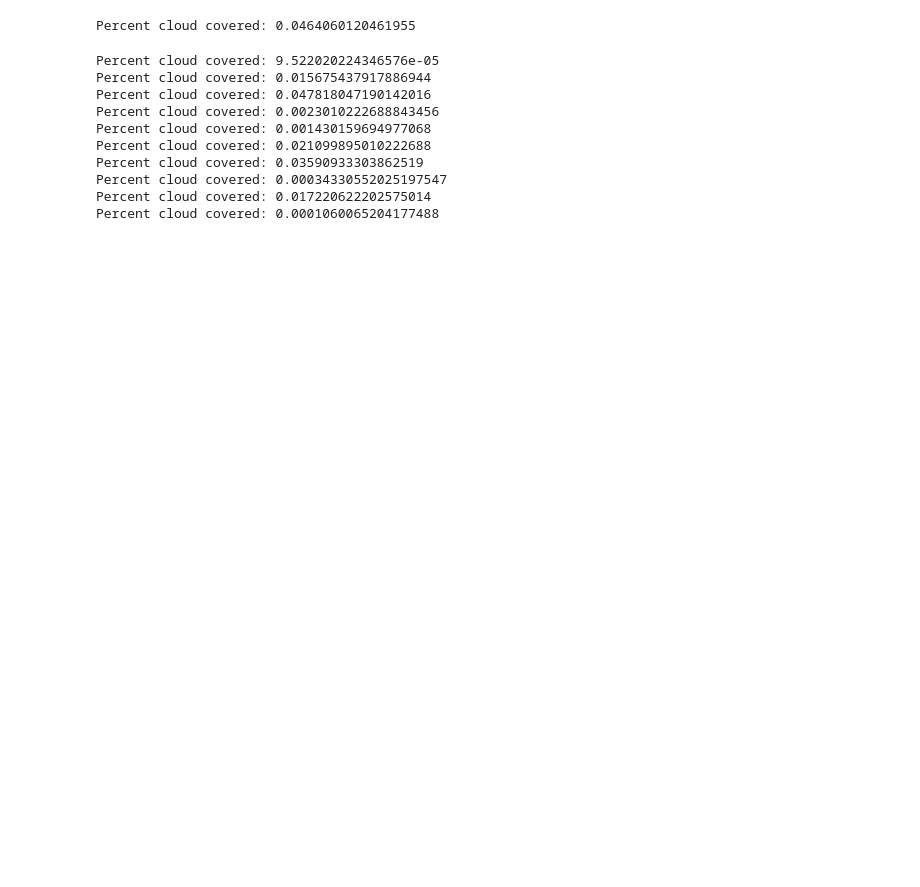
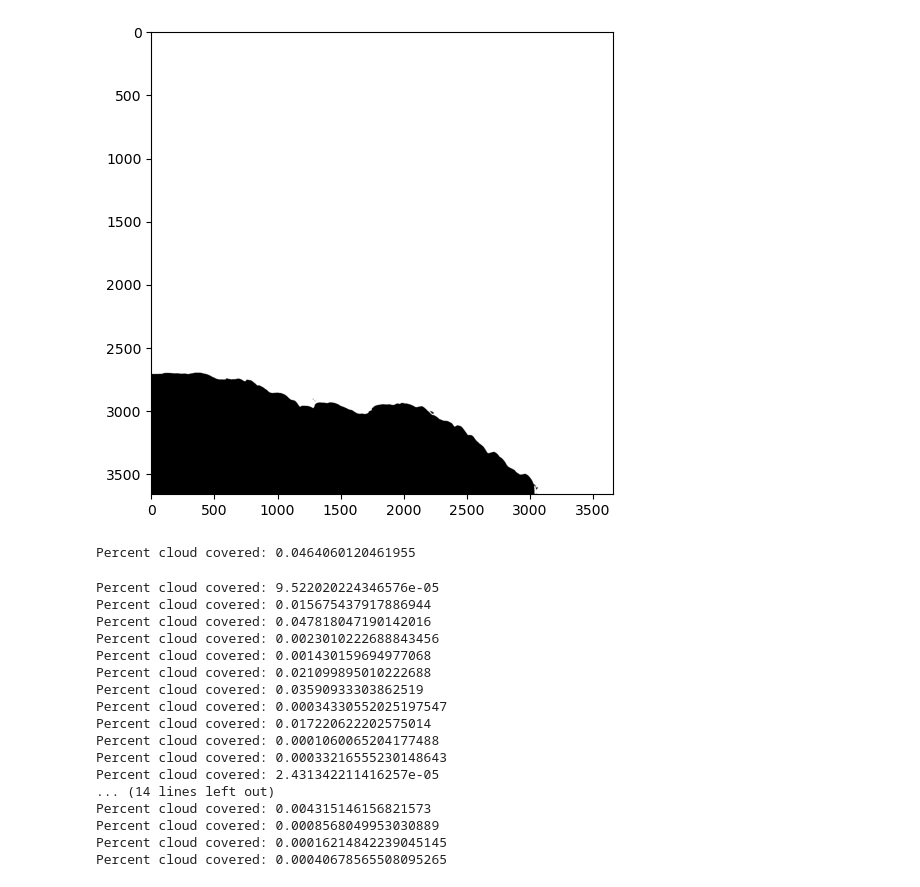
Before and after one commit to atticus-cummings/HLS_Kelp, a Jupyter notebook: RF_Land_Cloud_Mask.ipynb, the cells around one changed output. Cells and saved outputs as stored; diff of their text form; code cells hidden in the pictures; blank space fills up the shorter version.

```diff
--- a/RF_Land_Cloud_Mask.ipynb
+++ b/RF_Land_Cloud_Mask.ipynb
@@ -35,10 +35,17 @@ for item in granules:
     else:
         continue
 files = os.listdir(img_path)
-desired_bands = ['B02','B03','B04','B05','B06','B07'] #2,3,4,5,6,7]
+file_data = granule.split('.')
+sensor = file_data[1]
+if(sensor == 'L30'):
+    sensor_bands = ['B02','B03','B04','B05','B06','B07'] #2,3,4,5,6,7]
+else:
+    sensor_bands = ['B02','B03','B04','B08A','B11','B12']
 
-pattern = re.compile(r'\.(' + '|'.join(desired_bands) + r')\.tif$')
+pattern = re.compile(r'\.(' + '|'.join(sensor_bands) + r')\.tif$')
 img_files = [f for f in files if re.search(pattern, f)]
+
+geotiff_path = os.path.join(img_path, img_files[0])
 
 geotiff_path = os.path.join(img_path, img_files[0])
 
@@ -59,36 +66,38 @@ with rasterio.open(geotiff_path) as dst:
     hls_flat = np.squeeze(hls, axis=0)
 
 if reprojected_dem.any():
     struct = np.ones((5,5))
     land_mask = binary_dilation(reprojected_dem > 0, structure = struct)
     ocean_mask = binary_dilation(reprojected_dem < -60 , structure = struct)
     full_mask = land_mask + ocean_mask
-    # plt.figure(figsize=(6, 6))
-    # plt.imshow(land_mask, cmap='gray')
-    # plt.show()
+    plt.figure(figsize=(6, 6))
+    plt.imshow(land_mask, cmap='gray')
+    plt.show()
     # plt.figure(figsize=(6, 6))
     # plt.imshow(full_mask, cmap='gray')
     # plt.show()
     if save_mask:
         mask_path = os.path.join(path,f'{tile}_fullmask.tif')
         transform = dst.transform
         height, width = full_mask.shape
         profile = {
             'driver': 'GTiff',
             'width': width,
             'height': height,
             'count': 1,  # one band
             'dtype': rasterio.uint8,  # assuming binary mask, adjust dtype if needed
             'crs': dst.crs,
             'transform': transform,
             'nodata': 0  # assuming no data is 0
         }
 
         # Write the land mask array to GeoTIFF
         with rasterio.open(mask_path, 'w', **profile) as dst:
             dst.write(full_mask.astype(rasterio.uint8), 1)
 else:
     print("Something failed, you better go check...")
+# %% [output]
+[figure, added]
 # %%
 iterations = 0
 for item in granules:
@@ -97,11 +106,20 @@ for item in granules:
  ##==========Select Granule and Get File Names==========##
     if os.path.isdir(os.path.join(path,item)):
         img_path = os.path.join(path,item)
-        granule = item
     else:
         continue
+
+    img_path = os.path.join(path,item)
     files = os.listdir(img_path)
+    file_data = item.split('.')
+    sensor = file_data[1]
+    if(sensor == 'L30'):
+        sensor_bands = ['B02','B03','B04','B05','B06','B07'] #2,3,4,5,6,7]
+    else:
+        sensor_bands = ['B02','B03','B04','B08A','B11','B12']
+    pattern = re.compile(r'\.(' + '|'.join(sensor_bands) + r')\.tif$')
     img_files = [f for f in files if re.search(pattern, f)]
+
     f_mask = [f for f in files if re.search(r'Fmask\.tif$', f)]
     if not f_mask:
         print(f"Invalid granule: {item}")
@@ -170,7 +188,7 @@ for item in granules:
  ##========== Add masked file-folder to directory, if needed ==========##
     if not os.path.isdir (r'C:\Users\attic\HLS_Kelp\imagery\rf_prepped'):
         os.mkdir(r'C:\Users\attic\HLS_Kelp\imagery\rf_prepped')
-    classification_path = os.path.join(r'C:\Users\attic\HLS_Kelp\imagery\rf_prepped',f'{granule}_rf_ready.tif')
+    classification_path = os.path.join(r'C:\Users\attic\HLS_Kelp\imagery\rf_prepped',f'{item}_rf_ready.tif')
     transform = dst.transform
     normalized_img_bands = normalized_img_bands.reshape(height, width, 7)
 
@@ -218,3 +236,10 @@ Percent cloud covered: 0.03590933303862519
 Percent cloud covered: 0.00034330552025197547
 Percent cloud covered: 0.017220622202575014
 Percent cloud covered: 0.0001060065204177488
+Percent cloud covered: 0.00033216555230148643
+Percent cloud covered: 2.431342211416257e-05
+... (14 lines left out)
+Percent cloud covered: 0.004315146156821573
+Percent cloud covered: 0.0008568049953030889
+Percent cloud covered: 0.00016214842239045145
+Percent cloud covered: 0.00040678565508095265
```
Also changed, not shown: parts of 1 cell of this notebook, 9 other files.
